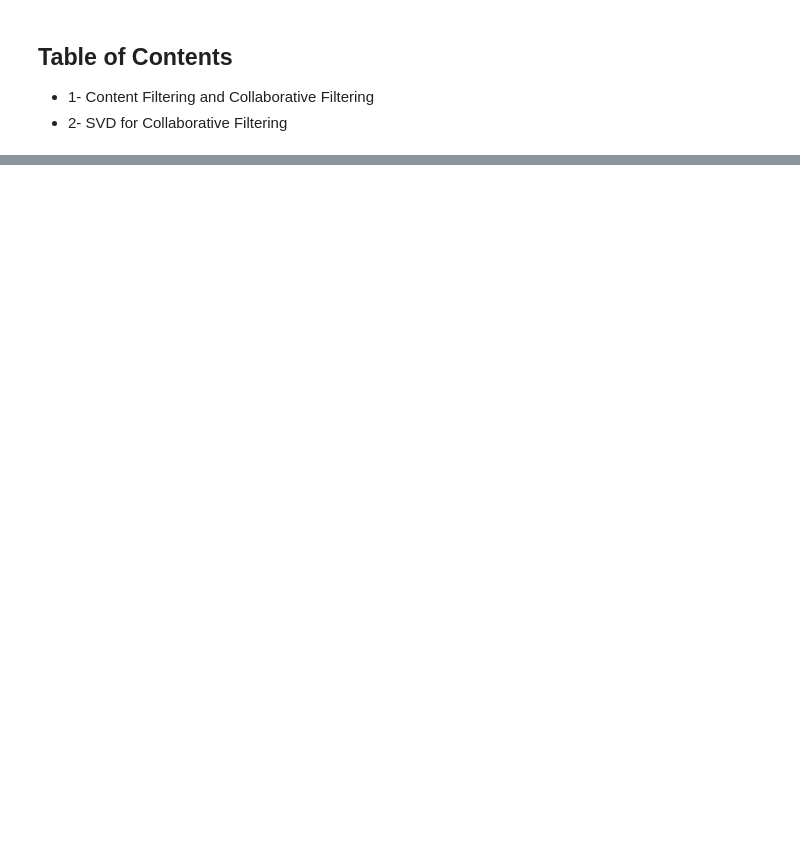
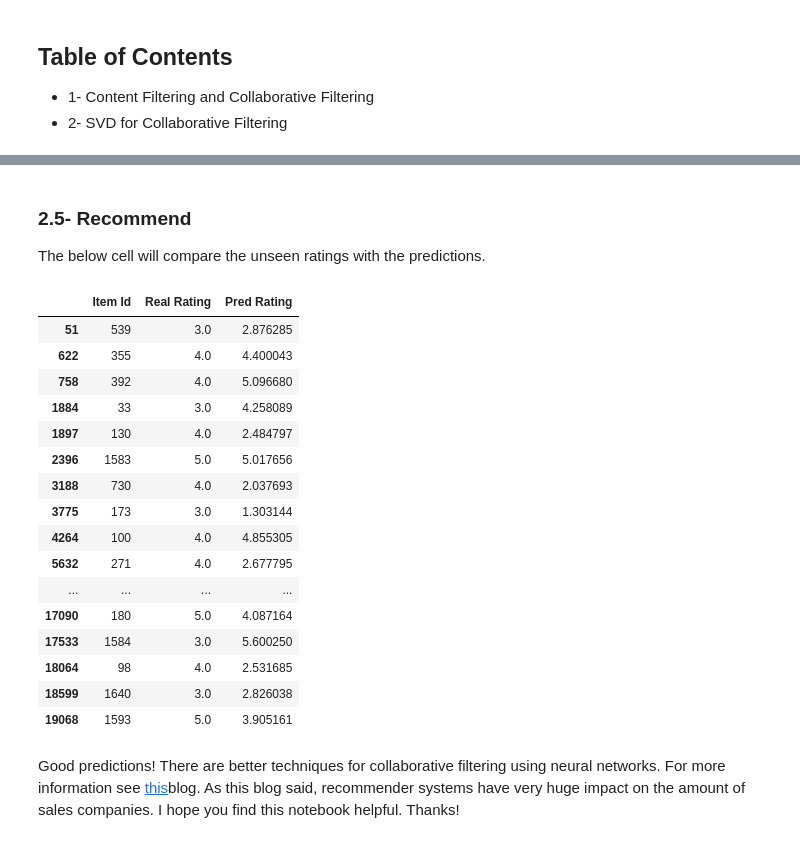
Before and after one commit to fraxea/Linear-Algebra-FALL2024-Assignment-2, a Jupyter notebook: Recommendation Systems/draft.ipynb, the cells around one changed output, grey strips where cells are left out. Saved outputs shown, nothing was run; the diff lists cells and outputs as text; code cells hidden in the pictures; blank space fills up the shorter version.

Commit message:
Complete Recommendation systems

```diff
--- a/Recommendation Systems/draft.ipynb
+++ b/Recommendation Systems/draft.ipynb
@@ -59,0 +42,5 @@ df.head()
+# %%
+path = 'ml-latest-small/ratings.csv'
+df = pd.read_csv(path).drop('timestamp', axis=1)
+print(f'There are {len(df)} ratings.')
+df.head()
@@ -264,0 +176,44 @@ result
+# %% [markdown]
+### 2.5- Recommend
+
+The below cell will compare the unseen ratings with the predictions.
+# %%
+def get_candidate_items(user_id):
+    rows = df_val[df_val['userId'] == user_id]
+    return rows['movieId'], rows['rating']
+
+def recommend_for_user(model, user_id):
+    candidate_items, real_ratings = get_candidate_items(user_id)
+    pred_ratings = []
+    for i in candidate_items:
+        r_hat = model.forward(user_id, i)
+        pred_ratings.append(r_hat)
+    result = pd.DataFrame({
+        'Item Id': candidate_items,
+        'Real Rating': real_ratings,
+        'Pred Rating': pred_ratings
+    })
+    return result
+
+result = recommend_for_user(model, 200)
+result
+# %% [output]
+|  | Item Id | Real Rating | Pred Rating |
+| 51 | 539 | 3.0 | 2.876285 |
+| 622 | 355 | 4.0 | 4.400043 |
+| 758 | 392 | 4.0 | 5.096680 |
+| 1884 | 33 | 3.0 | 4.258089 |
+| 1897 | 130 | 4.0 | 2.484797 |
+| 2396 | 1583 | 5.0 | 5.017656 |
+| 3188 | 730 | 4.0 | 2.037693 |
+| 3775 | 173 | 3.0 | 1.303144 |
+| 4264 | 100 | 4.0 | 4.855305 |
+| 5632 | 271 | 4.0 | 2.677795 |
+| ... | ... | ... | ... |
+| 17090 | 180 | 5.0 | 4.087164 |
+| 17533 | 1584 | 3.0 | 5.600250 |
+| 18064 | 98 | 4.0 | 2.531685 |
+| 18599 | 1640 | 3.0 | 2.826038 |
+| 19068 | 1593 | 5.0 | 3.905161 |
+# %% [markdown]
+Good predictions! There are better techniques for collaborative filtering using neural networks. For more information see [this](https://www.nvidia.com/en-us/glossary/recommendation-system/)blog. As this blog said, recommender systems have very huge impact on the amount of sales companies. I hope you find this notebook helpful. Thanks!
```
Also changed, not shown: parts of 25 cells of this notebook.
